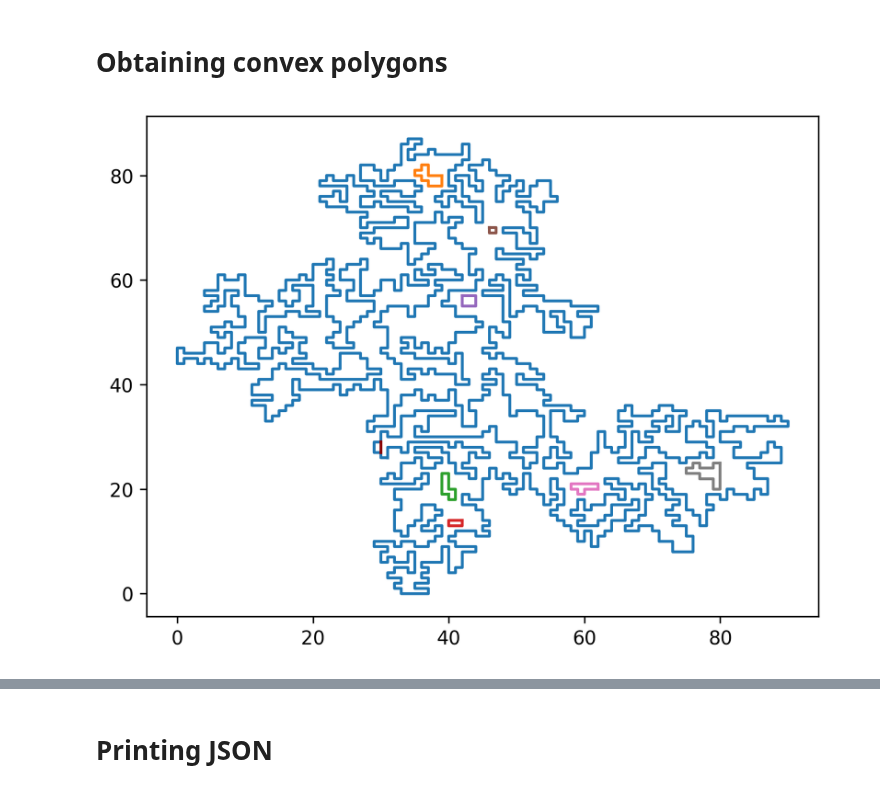
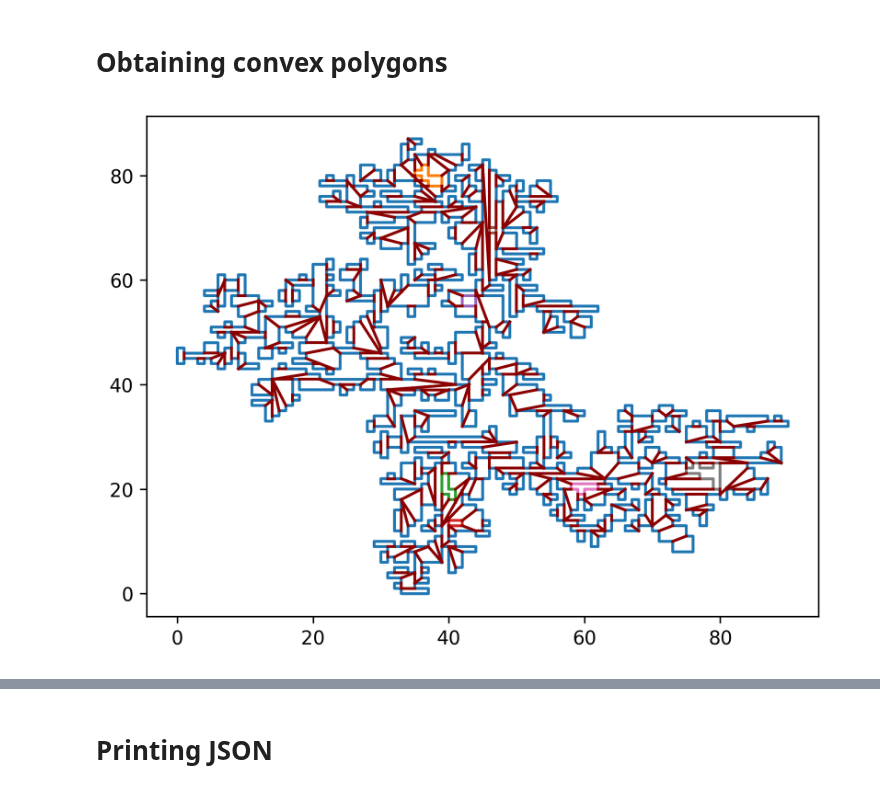
Before and after one commit to theodle/2IMA15-project, a Jupyter notebook: prototyping.ipynb, the cells around one changed output, grey strips where cells are left out. Saved outputs shown, nothing was run; the diff lists cells and outputs as text; code cells hidden in the pictures.

```diff
--- a/prototyping.ipynb
+++ b/prototyping.ipynb
@@ -108,7 +96,7 @@ plt.show()
 # Polygon & helper classes
 # %%
 class Point:
-    def __init__(self, x, y, parent, incoming, outgoing):
+    def __init__(self, x, y, parent = None, incoming = [], outgoing = []):
         self.coordinate = (x,y)
         self.parent = parent
         self.incoming = incoming
@@ -383,5 +355,5 @@ refl, nr, all = find_reflex_in_class(poly)
 # %% [markdown]
 ### Plotting reflex vertices
 # %%
-reflex, r = find_reflex(polygon)
+# reflex, r = find_reflex(polygon)
 # %%
@@ -1501,41 +1488,10 @@ while len(refl) > 0:
 
     inc = r.incoming[0] #maybe another line in the wedge, bisector?
 
-    # p1 = np.array(r.incoming[0].pt1.coordinate, dtype=object)
-    # p2 = np.array(r.outgoing[0].pt2.coordinate, dtype=object)
-
-    # print("inc r pt1: ", r.incoming[0].pt1.coordinate)
-    # print("inc r pt2: ", r.incoming[0].pt2.coordinate)
-
-    # pr = np.array(r.coordinate, dtype=object)
-
-    # print(pr, p1, p2)
-
-    # v1 = p1-pr
-    # v2 = p2-pr
-
-    # polygon_plt()
-    # edge_plt(r.incoming[0])
-    # edge_plt(r.outgoing[0])
-    # plt.scatter([r.incoming[0].pt1.coordinate[0]], [r.incoming[0].pt1.coordinate[1]], c='red')
-
-    # v1 = v1 / Fraction(((v1**2).sum())**Fraction(1,2))
-    # v2 = v2 / Fraction(((v2**2).sum())**Fraction(1,2))
-
-    # pbis = pr + (v1+v2) * 10
-
-    # pb = Point(pbis[0], pbis[1], None, [], [])
-
-    # bis = Edge(r, pb, None)
-
-    # inc = bis
-
-    # ;edge_plt(bis);
-    # plt.show()
-
     isected = []
     for edge in edges:
-        if orientation_class(inc.pt1, inc.pt2, edge.pt1)[0] * orientation_class(inc.pt1, inc.pt2, edge.pt2)[0] <= 0: # OR == -1 MUY IMPORTANTE!!!!!!!!!!!!!!!!!!!!!!!!!!!!!!!!!!!!!!
+        if inc == edge or inc.pt2 == edge.pt1 or inc.pt1 == edge.pt2: continue
+        if orientation_class(inc.pt1, inc.pt2, edge.pt1)[0] * orientation_class(inc.pt1, inc.pt2, edge.pt2)[0] <= 0: # <= 0 OR == -1 MUY IMPORTANTE!!!!!!!!!!!!!!!!!!!!!!!!!!!!!!!!!!!!!!
             ip = intersection_point(inc, edge)[0]
 
             if ip is None: continue
@@ -1553,7 +1509,7 @@ while len(refl) > 0:
 
             #if orientation ( r, s, ip ) == 1
 
-            if orientation_class(r, s, ip)[0] < 1:
+            if orientation_class(r, s, ip)[0] < 1: #1 or 0?
                 continue
 
             isected.append(edge)
@@ -1582,24 +1562,23 @@ def next(e: Edge):
 # %%
 polygon_plt()
 
-x = 450
-for new in newedges[x:]:
+for new in newedges:
     xs = [new[0].pt1.coordinate[0], new[0].pt2.coordinate[0]]
     ys = [new[0].pt1.coordinate[1], new[0].pt2.coordinate[1]]
     plt.plot(xs, ys, c='darkred')
 # inc = poly.points[1].incoming[0]
 # nex1 = next(newedges[x][0])
 # nex2 = next(newedges[x][1])
 
 # edge_plt(newedges[x][0])
 # edge_plt(nex1)
 # edge_plt(nex2)
 plt.gcf().set_dpi(300)
 # plt.xlim((25,55))
 # plt.ylim((-5,25))
 plt.show()
 # %% [output]
-[figure, old version]
+[figure, new version]
 # %%
 def get_polygons_adj_half_edge(half_edges, polygons):
     r_out, r_in = half_edges
```
Also changed, not shown: parts of 15 cells of this notebook, 2 other files.
